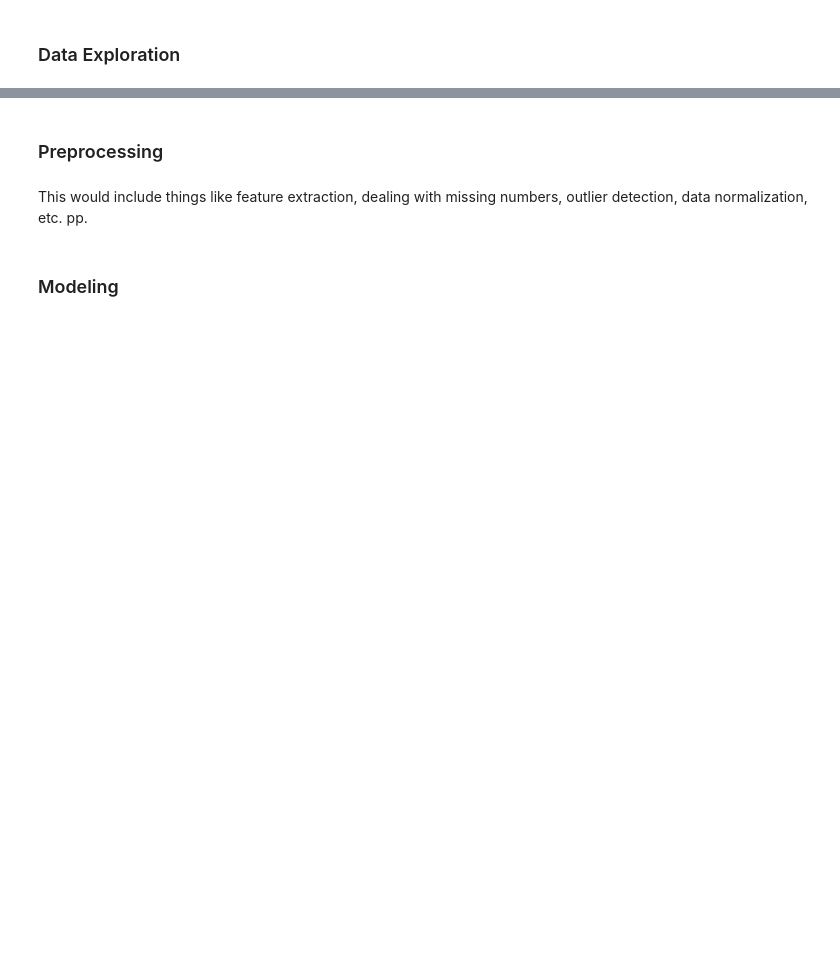
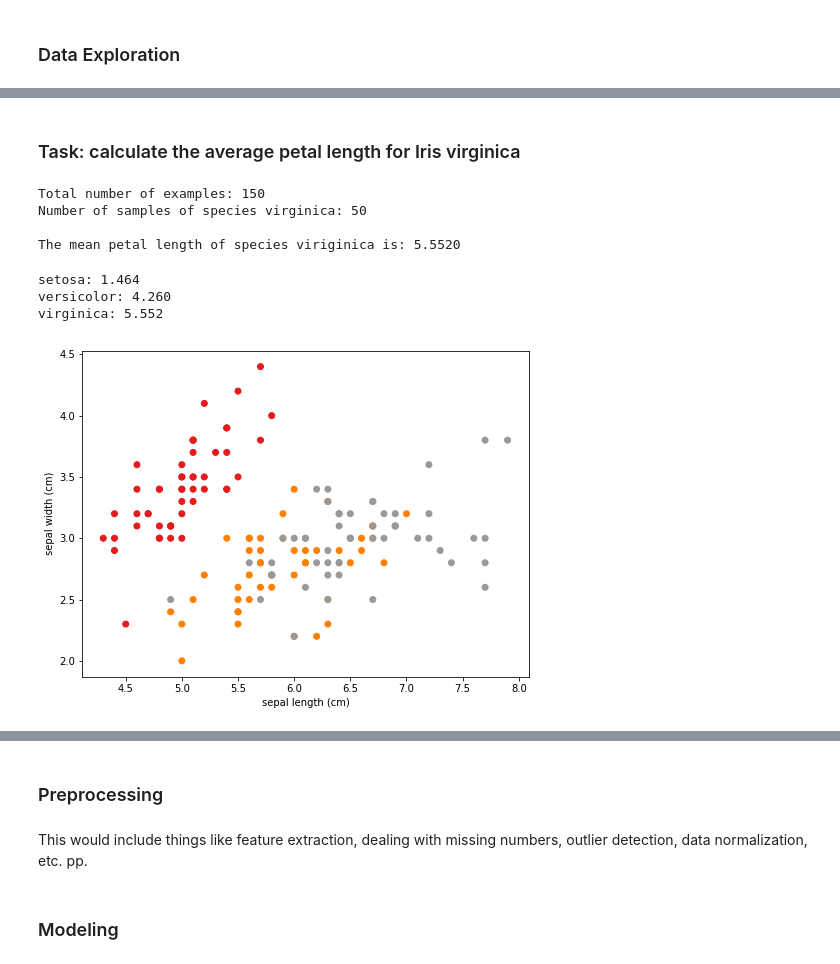
Before and after one commit to ReDI-School/python-data-science, a Jupyter notebook: week3/linear_classifier.ipynb, the cells around one changed output, grey strips where cells are left out. Saved outputs shown, nothing was run; the diff lists cells and outputs as text; code cells hidden in the pictures; blank space fills up the shorter version.

```diff
--- a/week3/linear_classifier.ipynb
+++ b/week3/linear_classifier.ipynb
@@ -28,15 +41,46 @@ n_samples, n_features = iris.data.shape
+# %% [markdown]
+### Task: calculate the average petal length for Iris virginica
+# %%
+# select only the column with the feature petal length
+petal_length = iris.data[:, 2]
+
+# from that column select the entries which belong to class virginica
+petal_length_virginica = petal_length[iris.target == 2]
+
+print("Total number of examples: %s" % len(iris.target))
+print("Number of samples of species virginica: %s" % len(petal_length_virginica))
+
+print()
+# print(np.sum(petal_length_virginica) / len(petal_length_virginica))
+print("The mean petal length of species viriginica is: %.4f" % np.mean(petal_length_virginica))
+# %% [output]
+Total number of examples: 150
+Number of samples of species virginica: 50
+
+The mean petal length of species viriginica is: 5.5520
+# %%
+# compute the mean of the feature petal length for each of the classes
+for i in range(3):
+    print("%s: %.3f" % (iris.target_names[i], np.mean(iris.data[:, 2][iris.target == i])))
+# %% [output]
+setosa: 1.464
+versicolor: 4.260
+virginica: 5.552
 # %%
 # look at the data
-plt.figure(2, figsize=(8, 6))
-plt.clf()
+plt.figure(1, figsize=(8, 6))
 
 # iris.target[iris.target > 0] = 1  # distinguish only two kind of iris flowers
 
-plt.scatter(iris.data[:, 0], iris.data[:, 1], c=iris.target, cmap=plt.cm.Set1)
+feature_1 = iris.data[:, 0]
+feature_2 = iris.data[:, 1]
+plt.scatter(feature_1, feature_2, c=iris.target, cmap=plt.cm.Set1)
 
-plt.xlabel('Sepal length')
-plt.ylabel('Sepal width')
+plt.xlabel(iris.feature_names[0])
+plt.ylabel(iris.feature_names[1])
 plt.show()
+# %% [output]
+[figure, added]
 # %%
 # plot the data, again
 plt.figure(2, figsize=(8, 6))
```
Also changed, not shown: parts of 13 cells of this notebook.
